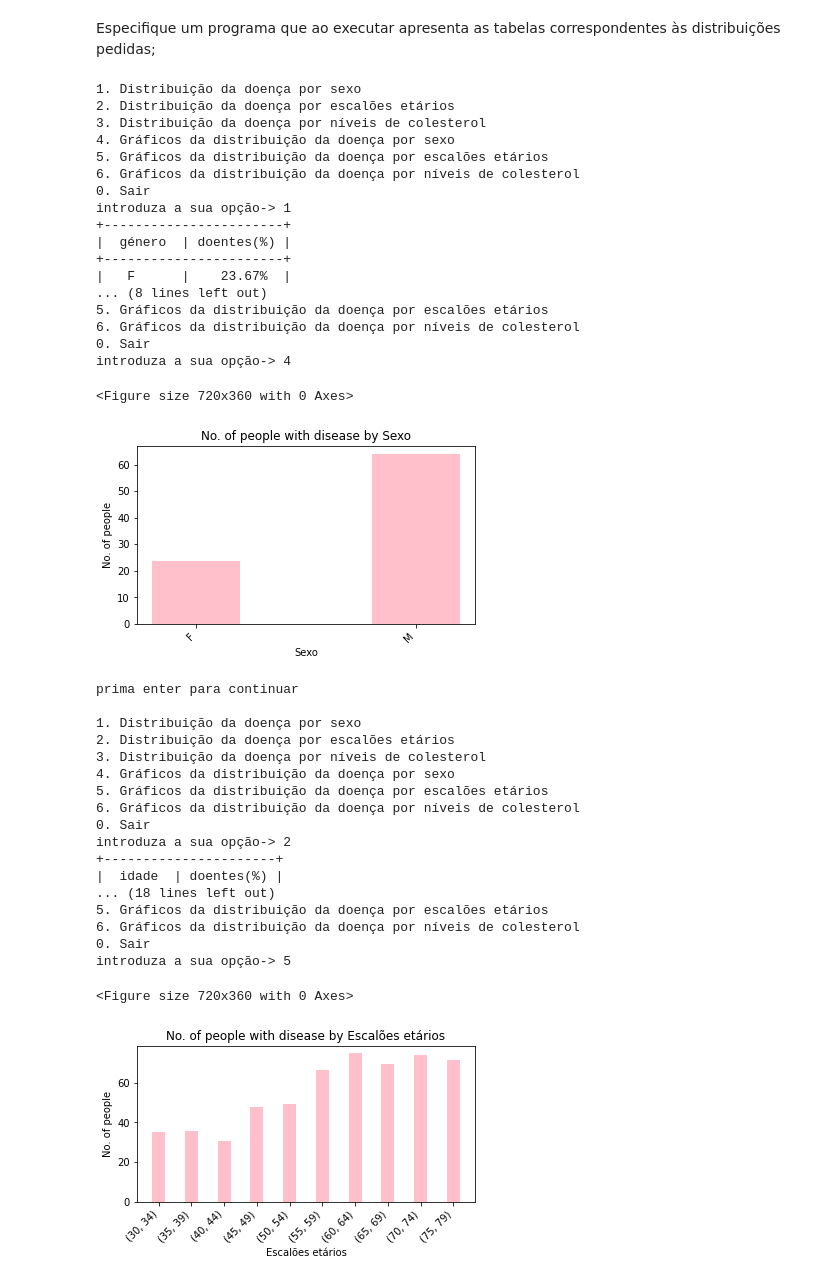
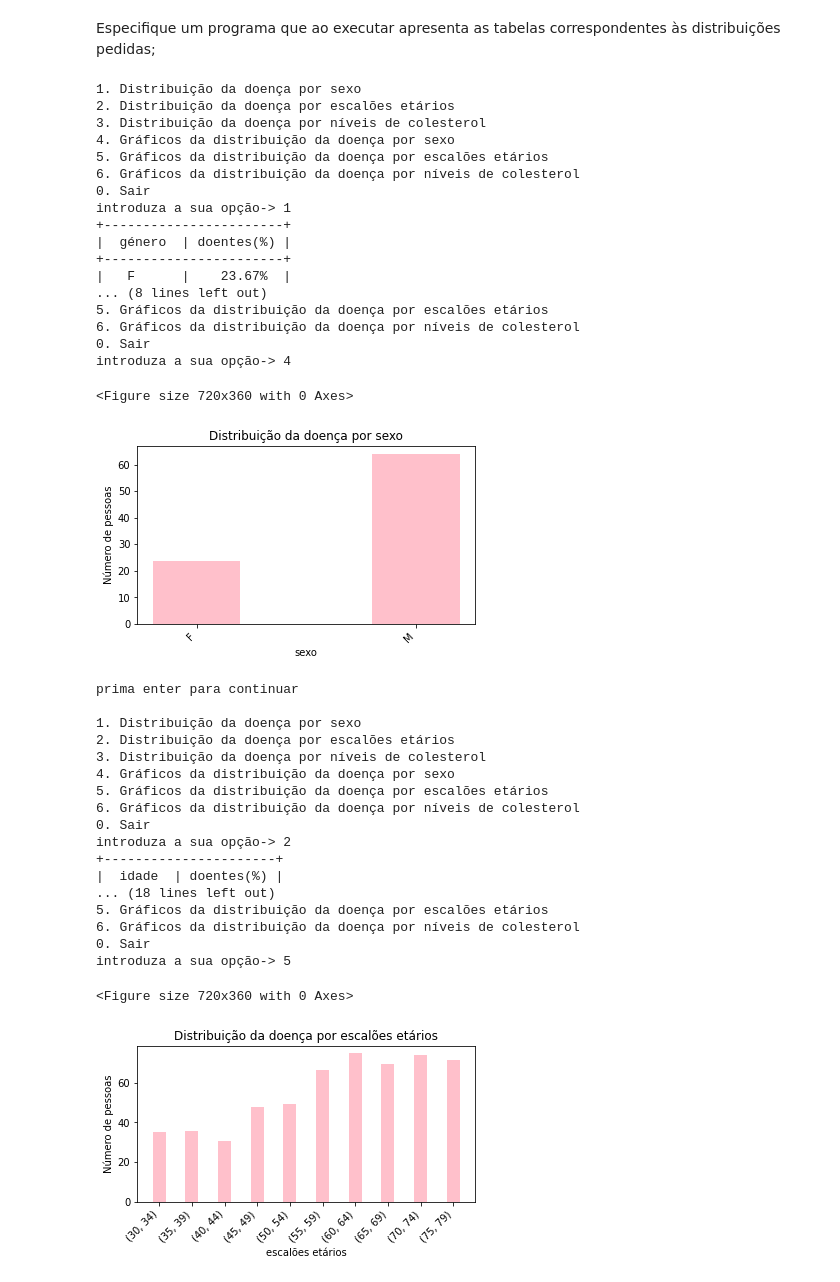
Before and after one commit to freitasmillena/PL2023, a Jupyter notebook: TPC1/PL2023_TPC1.ipynb, the cells around one changed output. Drawn from its saved outputs; the diff is of its cells as text; code cells hidden in the pictures.

```diff
--- a/TPC1/PL2023_TPC1.ipynb
+++ b/TPC1/PL2023_TPC1.ipynb
@@ -130,8 +130,8 @@ def grafico(dist, metric):
 
     fig, ax = plt.subplots()
 
-    ax.set_title(f"No. of people with disease by {metric}")
-    ax.set_ylabel("No. of people")
+    ax.set_title(f"Distribuição da doença por {metric}")
+    ax.set_ylabel("Número de pessoas")
     ax.set_xlabel(f"{metric}")
 
     ax.bar(values, percentages, color='pink',
@@ -185,46 +185,46 @@ def main():
             if genderDist.name == "":
                 genderDist.data = dist_gender(data)
                 genderDist.name = "género"
-            grafico(genderDist.data, "Sexo")
+            grafico(genderDist.data, "sexo")
         elif saida == 5:
             if ageDist.name == "":
                 ageDist.data = dist_idade(data)
                 ageDist.name = "idade"
-            grafico(ageDist.data, "Escalões etários")
+            grafico(ageDist.data, "escalões etários")
         elif saida == 6:
             if colesterolDist.name == "":
                 colesterolDist.data = dist_colesterol(data)
                 colesterolDist.name = "colesterol"
-            grafico(colesterolDist.data, "Níveis de colesterol")
+            grafico(colesterolDist.data, "níveis de colesterol")
         else:
             print("you didn't add anything")
         if saida != 0:
             l = input("prima enter para continuar")
 
         os.system('clear')
 
 
 main()
 # %% [output]
 1. Distribuição da doença por sexo
 2. Distribuição da doença por escalões etários
 3. Distribuição da doença por níveis de colesterol
 4. Gráficos da distribuição da doença por sexo
 5. Gráficos da distribuição da doença por escalões etários
 6. Gráficos da distribuição da doença por níveis de colesterol
 0. Sair
 introduza a sua opção-> 1
 +-----------------------+
 |  género  | doentes(%) |
 +-----------------------+
 |   F      |    23.67%  |
 ... (8 lines left out)
 5. Gráficos da distribuição da doença por escalões etários
 6. Gráficos da distribuição da doença por níveis de colesterol
 0. Sair
 introduza a sua opção-> 4
 <Figure size 720x360 with 0 Axes>
-[figure, old version]
+[figure, new version]
 prima enter para continuar
 
 1. Distribuição da doença por sexo
@@ -243,7 +243,7 @@ introduza a sua opção-> 2
 0. Sair
 introduza a sua opção-> 5
 <Figure size 720x360 with 0 Axes>
-[figure, old version]
+[figure, new version]
 prima enter para continuar
 
 1. Distribuição da doença por sexo
```
Also changed, not shown: parts of 1 cell of this notebook.
